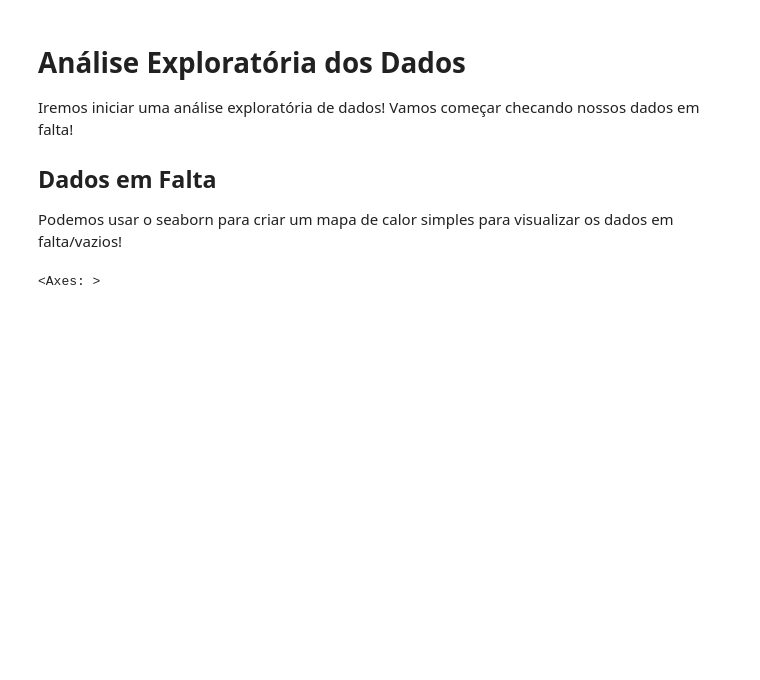
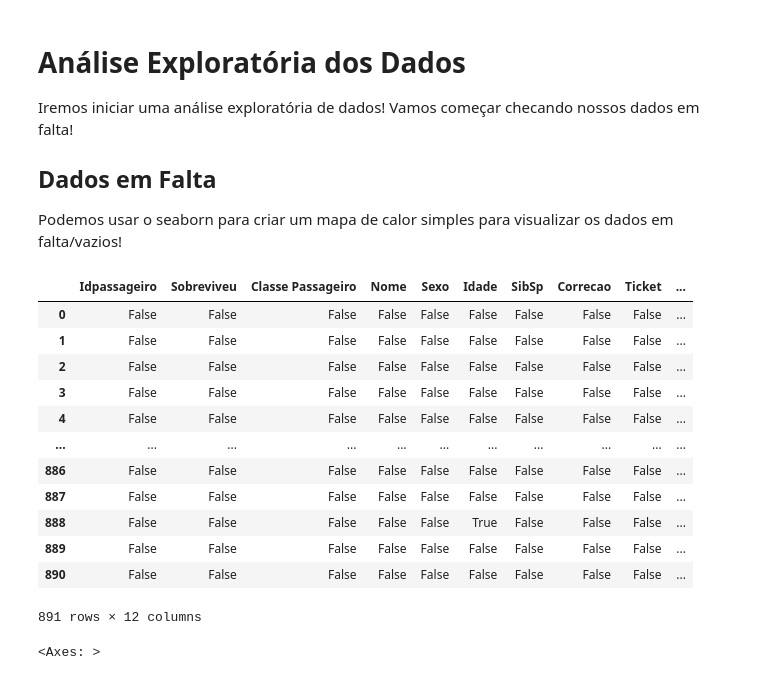
Before and after one commit to vnikoofard/Introduction-to-Data-Science, a Jupyter notebook: 09-Linear and Logistic Regression/Regressão Logística/01_Regressão_Logística_com_Python_ipynb.ipynb, the cells around one changed output. Drawn from its saved outputs; the diff is of its cells as text; code cells hidden in the pictures; blank space fills up the shorter version.

```diff
--- a/09-Linear and Logistic Regression/Regressão Logística/01_Regressão_Logística_com_Python_ipynb.ipynb
+++ b/09-Linear and Logistic Regression/Regressão Logística/01_Regressão_Logística_com_Python_ipynb.ipynb
@@ -70,6 +69,22 @@ Iremos iniciar uma análise exploratória de dados! Vamos começar checando noss
 ## Dados em Falta
 
 Podemos usar o seaborn para criar um mapa de calor simples para visualizar os dados em falta/vazios!
+# %%
+train.isnull()
+# %% [output]
+|  | Idpassageiro | Sobreviveu | Classe Passageiro | Nome | Sexo | Idade | SibSp | Correcao | Ticket | ... |
+| 0 | False | False | False | False | False | False | False | False | False | ... |
+| 1 | False | False | False | False | False | False | False | False | False | ... |
+| 2 | False | False | False | False | False | False | False | False | False | ... |
+| 3 | False | False | False | False | False | False | False | False | False | ... |
+| 4 | False | False | False | False | False | False | False | False | False | ... |
+| ... | ... | ... | ... | ... | ... | ... | ... | ... | ... | ... |
+| 886 | False | False | False | False | False | False | False | False | False | ... |
+| 887 | False | False | False | False | False | False | False | False | False | ... |
+| 888 | False | False | False | False | False | True | False | False | False | ... |
+| 889 | False | False | False | False | False | False | False | False | False | ... |
+| 890 | False | False | False | False | False | False | False | False | False | ... |
+891 rows × 12 columns
 # %%
 sns.heatmap(train.isnull(),yticklabels=False,cbar=False,cmap='viridis')
 # %% [output]
```
Also changed, not shown: parts of 15 cells of this notebook, 2 other files.
